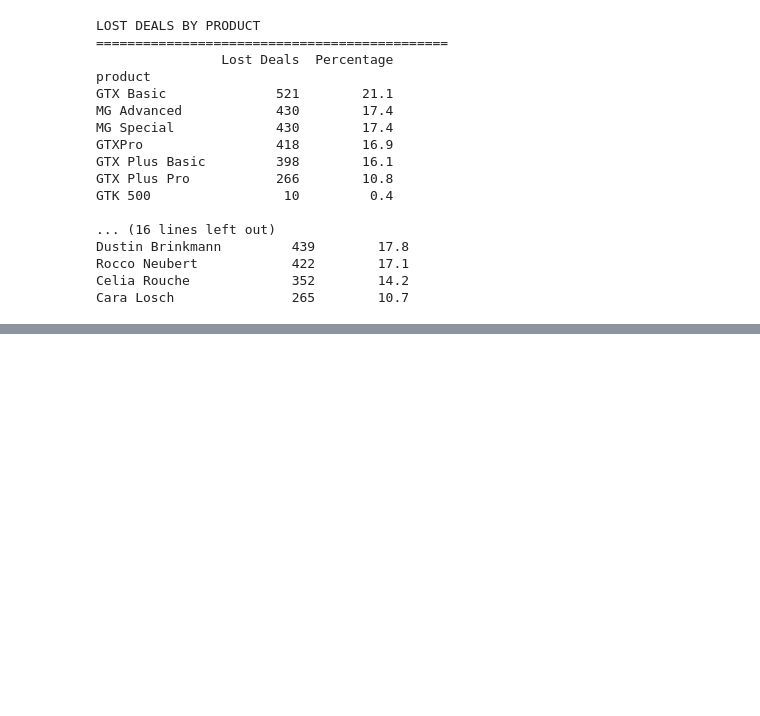
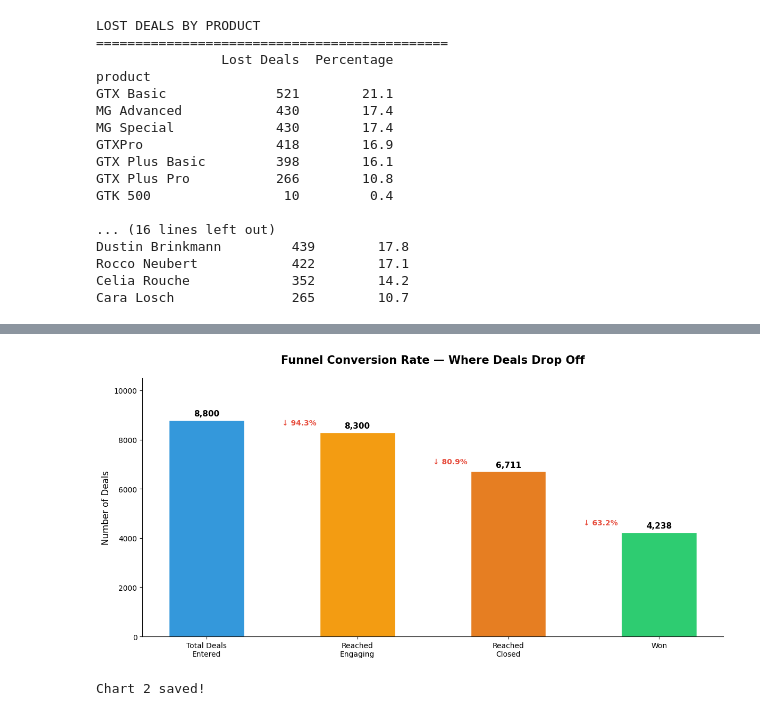
Before and after one commit to PrachiGidde/sales-funnel-revenue-leakage, a Jupyter notebook: Sales_Funnel_Revenue_Leakage_Analysis.ipynb, the cells around one changed output, grey strips where cells are left out. Cells and saved outputs as stored; diff of their text form; code cells hidden in the pictures; blank space fills up the shorter version.

```diff
--- a/Sales_Funnel_Revenue_Leakage_Analysis.ipynb
+++ b/Sales_Funnel_Revenue_Leakage_Analysis.ipynb
@@ -419,0 +476,46 @@ Cara Losch               265        10.7
+# %%
+# Data
+stages = ['Total Deals\nEntered', 'Reached\nEngaging', 'Reached\nClosed', 'Won']
+values = [8800, 8300, 6711, 4238]
+conversion_rates = ['', '94.3%', '80.9%', '63.2%']
+bar_colors = ['#3498db', '#f39c12', '#e67e22', '#2ecc71']
+
+fig, ax = plt.subplots()
+
+bars = ax.bar(stages, values, color=bar_colors,
+              edgecolor='white', width=0.5)
+
+# Add deal count on top of each bar
+for bar, value in zip(bars, values):
+    ax.text(
+        bar.get_x() + bar.get_width()/2,
+        bar.get_height() + 100,
+        f'{value:,}',
+        ha='center', va='bottom',
+        fontweight='bold', fontsize=11
+    )
+
+# Add conversion rate arrows between bars
+for i, rate in enumerate(conversion_rates):
+    if rate:
+        ax.annotate(
+            f'↓ {rate}',
+            xy=(i - 0.5, values[i] + 300),
+            fontsize=10,
+            color='#e74c3c',
+            fontweight='bold'
+        )
+
+ax.set_ylabel('Number of Deals', fontsize=12)
+ax.set_title('Funnel Conversion Rate — Where Deals Drop Off',
+             fontsize=15, fontweight='bold', pad=20)
+ax.set_ylim(0, 10500)
+
+plt.tight_layout()
+plt.savefig('/content/drive/MyDrive/sales_project/chart2_conversion.png',
+            dpi=150, bbox_inches='tight')
+plt.show()
+print("Chart 2 saved!")
+# %% [output]
+[figure, added]
+Chart 2 saved!
```
Also changed, not shown: parts of 5 cells of this notebook.
